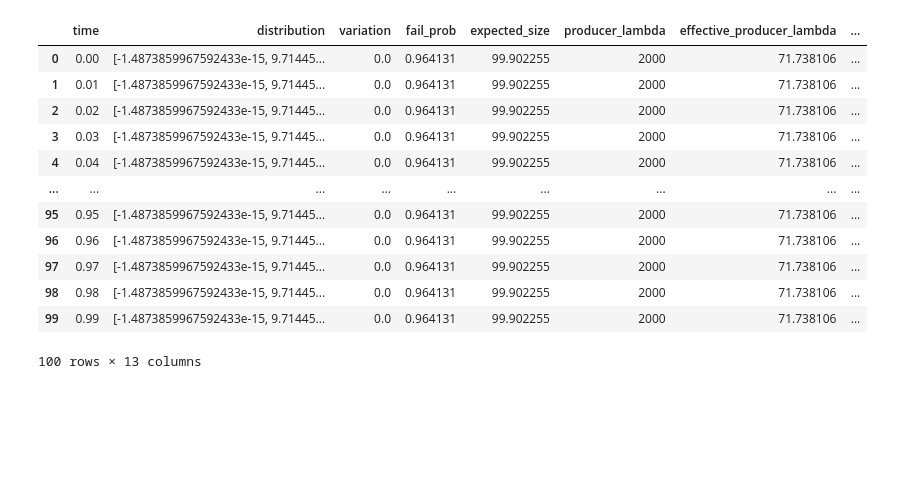
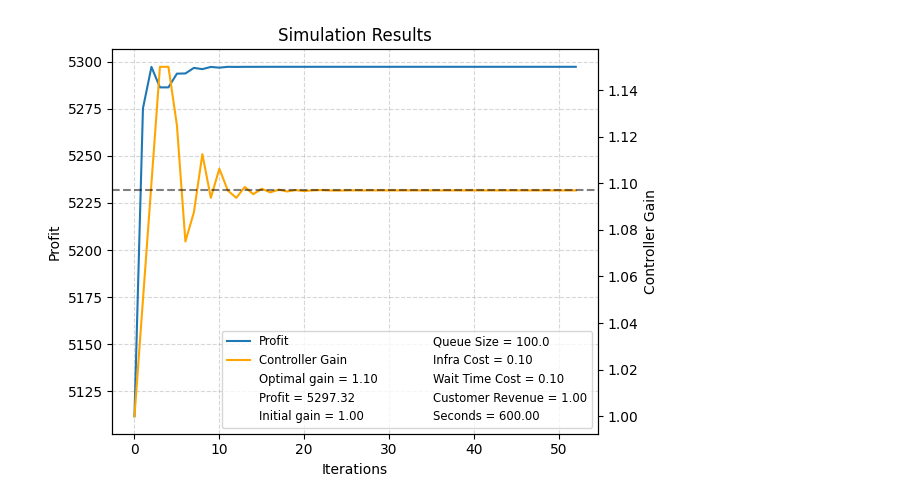
Before and after one commit to lucasbanunes/CPS767-monte-carlo-algorithms, a Jupyter notebook: project/plot_simulation.ipynb, the cells around one changed output. Cells and saved outputs as stored; diff of their text form; code cells hidden in the pictures; blank space fills up the shorter version.

```diff
--- a/project/plot_simulation.ipynb
+++ b/project/plot_simulation.ipynb
@@ -9,16 +30,0 @@ simulation_df = pd.read_parquet(str(simulation_file))
-# %%
-simulation_df
-# %% [output]
-|  | time | distribution | variation | fail_prob | expected_size | producer_lambda | effective_producer_lambda | ... |
-| 0 | 0.00 | [-1.4873859967592433e-15, 9.71445... | 0.0 | 0.964131 | 99.902255 | 2000 | 71.738106 | ... |
-| 1 | 0.01 | [-1.4873859967592433e-15, 9.71445... | 0.0 | 0.964131 | 99.902255 | 2000 | 71.738106 | ... |
-| 2 | 0.02 | [-1.4873859967592433e-15, 9.71445... | 0.0 | 0.964131 | 99.902255 | 2000 | 71.738106 | ... |
-| 3 | 0.03 | [-1.4873859967592433e-15, 9.71445... | 0.0 | 0.964131 | 99.902255 | 2000 | 71.738106 | ... |
-| 4 | 0.04 | [-1.4873859967592433e-15, 9.71445... | 0.0 | 0.964131 | 99.902255 | 2000 | 71.738106 | ... |
-| ... | ... | ... | ... | ... | ... | ... | ... | ... |
-| 95 | 0.95 | [-1.4873859967592433e-15, 9.71445... | 0.0 | 0.964131 | 99.902255 | 2000 | 71.738106 | ... |
-| 96 | 0.96 | [-1.4873859967592433e-15, 9.71445... | 0.0 | 0.964131 | 99.902255 | 2000 | 71.738106 | ... |
-| 97 | 0.97 | [-1.4873859967592433e-15, 9.71445... | 0.0 | 0.964131 | 99.902255 | 2000 | 71.738106 | ... |
-| 98 | 0.98 | [-1.4873859967592433e-15, 9.71445... | 0.0 | 0.964131 | 99.902255 | 2000 | 71.738106 | ... |
-| 99 | 0.99 | [-1.4873859967592433e-15, 9.71445... | 0.0 | 0.964131 | 99.902255 | 2000 | 71.738106 | ... |
-100 rows × 13 columns
@@ -25,3 +42,23 @@ simulation_df
+# %%
+fig, ax = plt.subplots()
+ax.grid(linestyle='--', alpha=0.5)
+lines = ax.plot(-optimizer.costs, label='Profit')
+twinx = ax.twinx()
+lines += twinx.plot(optimizer.controller_gain, label='Controller Gain', color='orange')
+twinx.axhline(optimizer.result['x'], linestyle='--', color='k', alpha=.5)
+ax.set(
+    title='Simulation Results',
+    xlabel='Iterations',
+    ylabel='Profit',
+)
+twinx.set_ylabel('Controller Gain')
+lines += add_hyperparameters(ax)
+ax.legend(lines, [line.get_label() for line in lines],
+          ncol=2, fontsize='small')
+fig.tight_layout()
+fig.savefig(optimizer_dir / 'simulation_progression.png', dpi=300)
+# %% [output]
+[figure, added]
 # %%
 fig, ax = plt.subplots()
 ax.grid(linestyle='--', alpha=.5)
```
Also changed, not shown: parts of 6 cells of this notebook, 5 other files.
